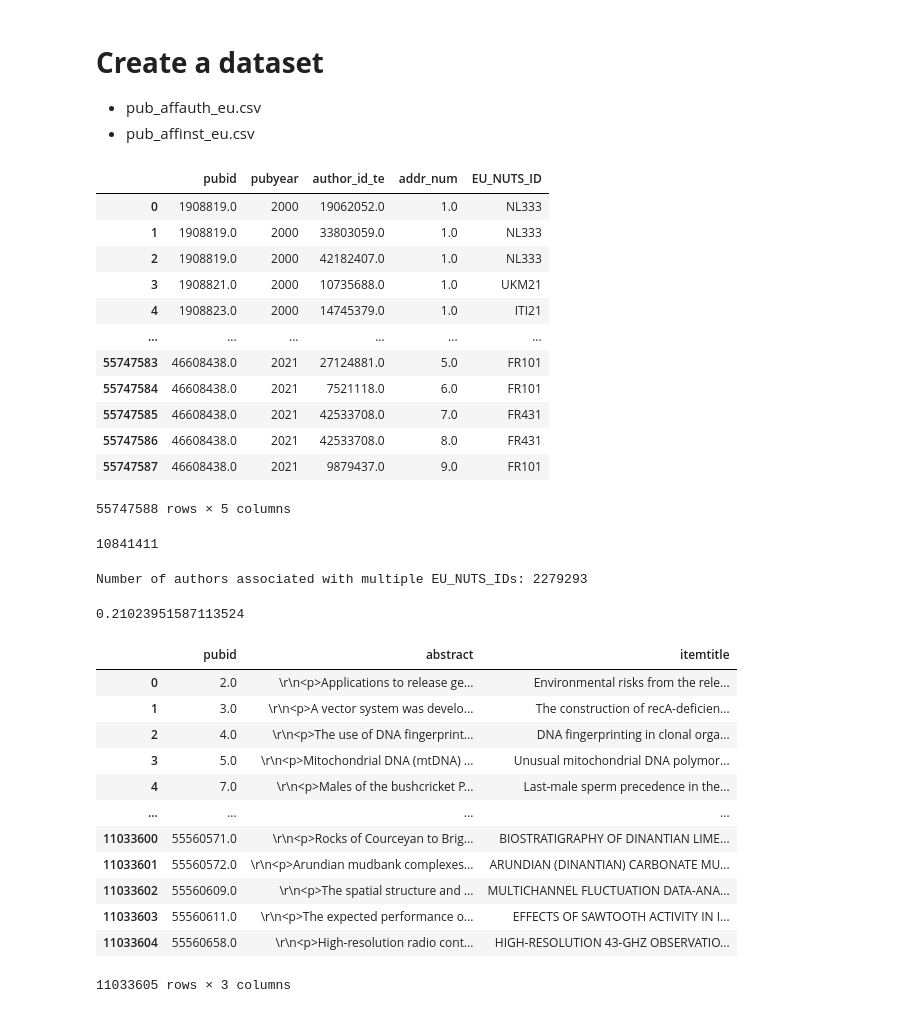
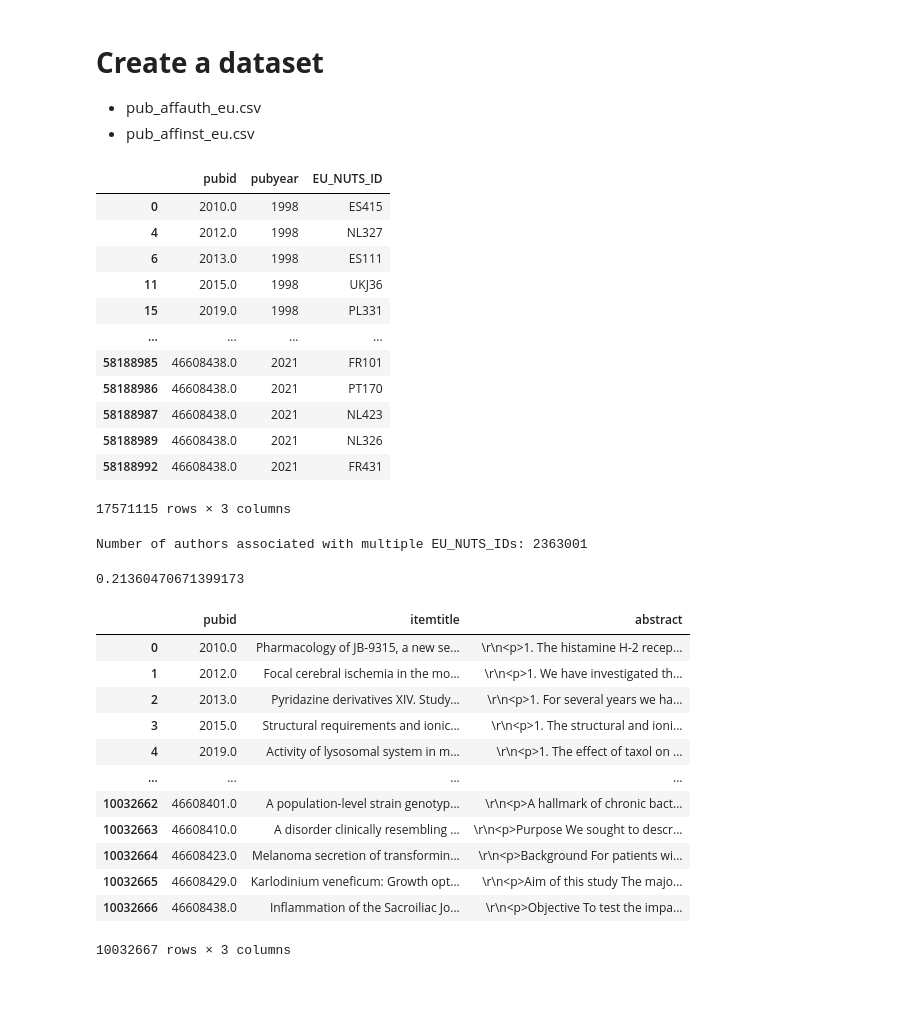
Before and after one commit to awekim/ContentNovelty, a Jupyter notebook: 1_data_construction.ipynb, the cells around one changed output. Drawn from its saved outputs; the diff is of its cells as text; code cells hidden in the pictures.

Commit message:
new data construction

```diff
--- a/1_data_construction.ipynb
+++ b/1_data_construction.ipynb
@@ -5,26 +5,28 @@
 # %%
 import pandas as pd
 affauth = pd.read_csv('pub_affauth_eu.csv')
+
+# drop author_id_te and addr_num
+affauth = affauth.drop(columns=['author_id_te', 'addr_num'])
+affauth = affauth.drop_duplicates()
 affauth
 # %% [output]
-|  | pubid | pubyear | author_id_te | addr_num | EU_NUTS_ID |
-| 0 | 1908819.0 | 2000 | 19062052.0 | 1.0 | NL333 |
-| 1 | 1908819.0 | 2000 | 33803059.0 | 1.0 | NL333 |
-| 2 | 1908819.0 | 2000 | 42182407.0 | 1.0 | NL333 |
-| 3 | 1908821.0 | 2000 | 10735688.0 | 1.0 | UKM21 |
-| 4 | 1908823.0 | 2000 | 14745379.0 | 1.0 | ITI21 |
-| ... | ... | ... | ... | ... | ... |
-| 55747583 | 46608438.0 | 2021 | 27124881.0 | 5.0 | FR101 |
-| 55747584 | 46608438.0 | 2021 | 7521118.0 | 6.0 | FR101 |
-| 55747585 | 46608438.0 | 2021 | 42533708.0 | 7.0 | FR431 |
-| 55747586 | 46608438.0 | 2021 | 42533708.0 | 8.0 | FR431 |
-| 55747587 | 46608438.0 | 2021 | 9879437.0 | 9.0 | FR101 |
+|  | pubid | pubyear | EU_NUTS_ID |
+| 0 | 2010.0 | 1998 | ES415 |
+| 4 | 2012.0 | 1998 | NL327 |
+| 6 | 2013.0 | 1998 | ES111 |
+| 11 | 2015.0 | 1998 | UKJ36 |
+| 15 | 2019.0 | 1998 | PL331 |
+| ... | ... | ... | ... |
+| 58188985 | 46608438.0 | 2021 | FR101 |
+| 58188986 | 46608438.0 | 2021 | PT170 |
+| 58188987 | 46608438.0 | 2021 | NL423 |
+| 58188989 | 46608438.0 | 2021 | NL326 |
+| 58188992 | 46608438.0 | 2021 | FR431 |
-55747588 rows × 5 columns
+17571115 rows × 3 columns
 # %%
 # count the number of unique author_id_te
 affauth['author_id_te'].nunique()
-# %% [output]
-10841411
 # %%
 # Group by 'author_id_te' and count the number of unique EU_NUTS_IDs
 author_region_counts = affauth.groupby('author_id_te')['EU_NUTS_ID'].nunique()
@@ -37,28 +39,28 @@ num_authors_with_multiple_regions = len(authors_with_multiple_regions)
 
 print(f"Number of authors associated with multiple EU_NUTS_IDs: {num_authors_with_multiple_regions}")
 # %% [output]
-Number of authors associated with multiple EU_NUTS_IDs: 2279293
+Number of authors associated with multiple EU_NUTS_IDs: 2363001
 # %%
-2279293 / 10841411
+2363001 / 11062495
 # %% [output]
-0.21023951587113524
+0.21360470671399173
 # %%
-publication = pd.read_csv('eu_pub_prox_publication.csv')
-# drop pubyear, source column
-publication = publication.drop(columns=['pubyear', 'source'])
+publication = pd.read_csv('pub_pub_eu.csv')
+# drop pubyear
+publication = publication.drop(columns=['pubyear'])
 publication
 # %% [output]
-|  | pubid | abstract | itemtitle |
-| 0 | 2.0 | \r\n<p>Applications to release ge... | Environmental risks from the rele... |
-| 1 | 3.0 | \r\n<p>A vector system was develo... | The construction of recA-deficien... |
-| 2 | 4.0 | \r\n<p>The use of DNA fingerprint... | DNA fingerprinting in clonal orga... |
-| 3 | 5.0 | \r\n<p>Mitochondrial DNA (mtDNA) ... | Unusual mitochondrial DNA polymor... |
-| 4 | 7.0 | \r\n<p>Males of the bushcricket P... | Last-male sperm precedence in the... |
+|  | pubid | itemtitle | abstract |
+| 0 | 2010.0 | Pharmacology of JB-9315, a new se... | \r\n<p>1. The histamine H-2 recep... |
+| 1 | 2012.0 | Focal cerebral ischemia in the mo... | \r\n<p>1. We have investigated th... |
+| 2 | 2013.0 | Pyridazine derivatives XIV. Study... | \r\n<p>1. For several years we ha... |
+| 3 | 2015.0 | Structural requirements and ionic... | \r\n<p>1. The structural and ioni... |
+| 4 | 2019.0 | Activity of lysosomal system in m... | \r\n<p>1. The effect of taxol on ... |
 | ... | ... | ... | ... |
-| 11033600 | 55560571.0 | \r\n<p>Rocks of Courceyan to Brig... | BIOSTRATIGRAPHY OF DINANTIAN LIME... |
-| 11033601 | 55560572.0 | \r\n<p>Arundian mudbank complexes... | ARUNDIAN (DINANTIAN) CARBONATE MU... |
-| 11033602 | 55560609.0 | \r\n<p>The spatial structure and ... | MULTICHANNEL FLUCTUATION DATA-ANA... |
-| 11033603 | 55560611.0 | \r\n<p>The expected performance o... | EFFECTS OF SAWTOOTH ACTIVITY IN I... |
-| 11033604 | 55560658.0 | \r\n<p>High-resolution radio cont... | HIGH-RESOLUTION 43-GHZ OBSERVATIO... |
+| 10032662 | 46608401.0 | A population-level strain genotyp... | \r\n<p>A hallmark of chronic bact... |
+| 10032663 | 46608410.0 | A disorder clinically resembling ... | \r\n<p>Purpose We sought to descr... |
+| 10032664 | 46608423.0 | Melanoma secretion of transformin... | \r\n<p>Background For patients wi... |
+| 10032665 | 46608429.0 | Karlodinium veneficum: Growth opt... | \r\n<p>Aim of this study The majo... |
+| 10032666 | 46608438.0 | Inflammation of the Sacroiliac Jo... | \r\n<p>Objective To test the impa... |
-11033605 rows × 3 columns
+10032667 rows × 3 columns
 # %%
```
Also changed, not shown: parts of 18 cells of this notebook, 1 other file.
